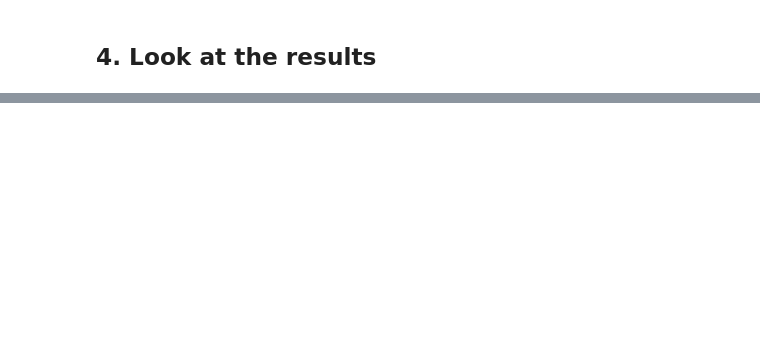
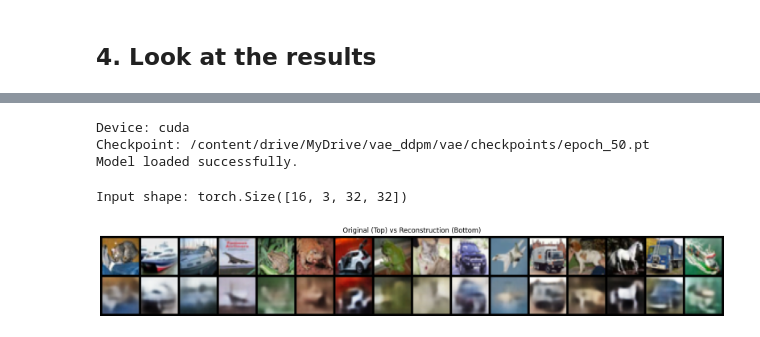
Before and after one commit to Besh00Y/vae-ddpm-from-scratch, a Jupyter notebook: notebooks/run_vae_on_colab.ipynb, the cells around one changed output, grey strips where cells are left out. Drawn from its saved outputs; the diff is of its cells as text; code cells hidden in the pictures; blank space fills up the shorter version.

Commit message:
Add DDPM implementation and Colab notebook

```diff
--- a/notebooks/run_vae_on_colab.ipynb
+++ b/notebooks/run_vae_on_colab.ipynb
@@ -68,0 +106,78 @@ print(f"Total training time: {h['train_time_sec'] / 60:.1f} min")
+# %%
+device = "cuda" if torch.cuda.is_available() else "cpu"
+print("Device:", device)
+
+# Same config used during training
+cfg["output_dir"] = "/content/drive/MyDrive/vae_ddpm/vae"
+
+channels, _ = DATASET_INFO[cfg["dataset"]]
+
+model = VAE(
+    channels,
+    cfg["latent_dim"],
+    cfg["base_channels"]
+).to(device)
+
+ckpt_dir = os.path.join(cfg["output_dir"], "checkpoints")
+checkpoint_path = latest_checkpoint(ckpt_dir)
+
+print("Checkpoint:", checkpoint_path)
+
+load_checkpoint(
+    checkpoint_path,
+    model,
+    optimizer=None,
+    device=device
+)
+
+model.eval()
+
+print("Model loaded successfully.")
+# %% [output]
+Device: cuda
+Checkpoint: /content/drive/MyDrive/vae_ddpm/vae/checkpoints/epoch_50.pt
+Model loaded successfully.
+# %%
+train=False
+test_loader = get_dataloader(
+    cfg["dataset"],
+    batch_size=16,
+    train=False,
+    root=cfg["data_root"],
+    num_workers=cfg["num_workers"]
+)
+
+x, labels = next(iter(test_loader))
+
+x = x.to(device)
+
+print("Input shape:", x.shape)
+# %% [output]
+Input shape: torch.Size([16, 3, 32, 32])
+# %%
+with torch.no_grad():
+    recon, mu, logvar = model(x)
+
+# Convert [-1, 1] → [0, 1]
+original = (x + 1) / 2
+recon = (recon + 1) / 2
+
+original = original.clamp(0, 1)
+recon = recon.clamp(0, 1)
+
+# Put original and reconstruction together
+comparison = torch.cat([original, recon], dim=0)
+
+grid = make_grid(
+    comparison,
+    nrow=16,
+    padding=2
+)
+
+plt.figure(figsize=(20, 3))
+plt.imshow(grid.permute(1, 2, 0).cpu())
+plt.axis("off")
+plt.title("Original (Top) vs Reconstruction (Bottom)")
+plt.show()
+# %% [output]
+[figure, added]
```
Also changed, not shown: parts of 13 cells of this notebook, 8 other files.
